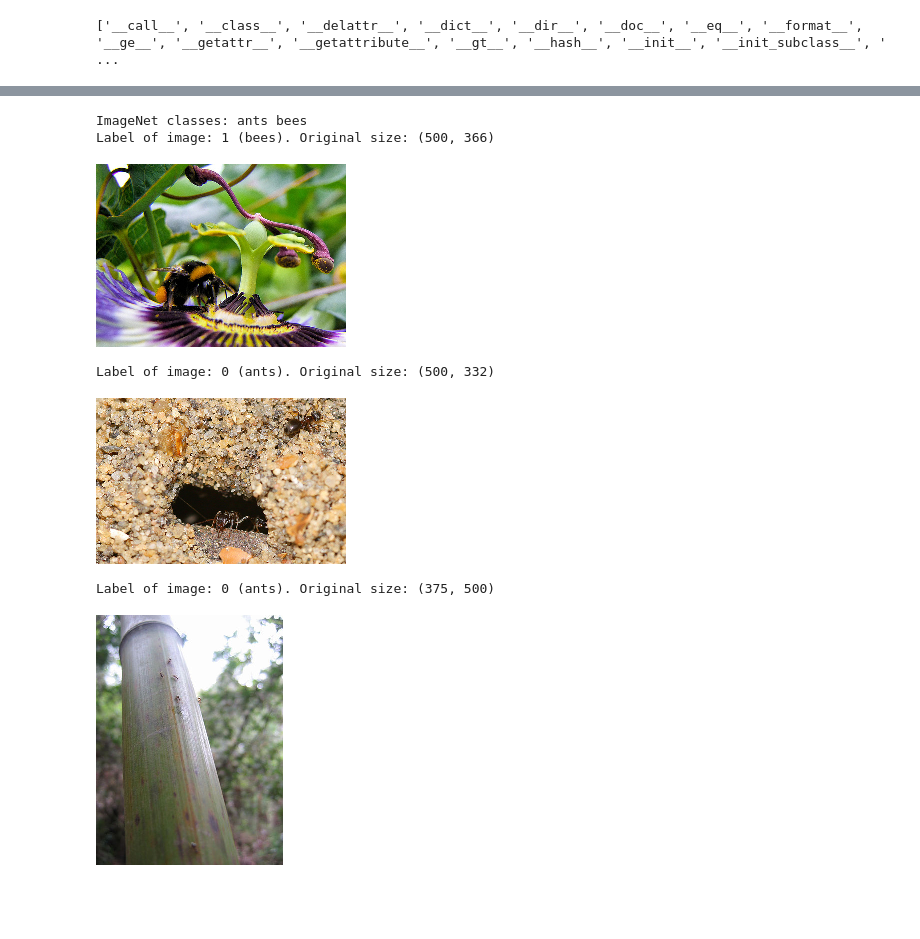
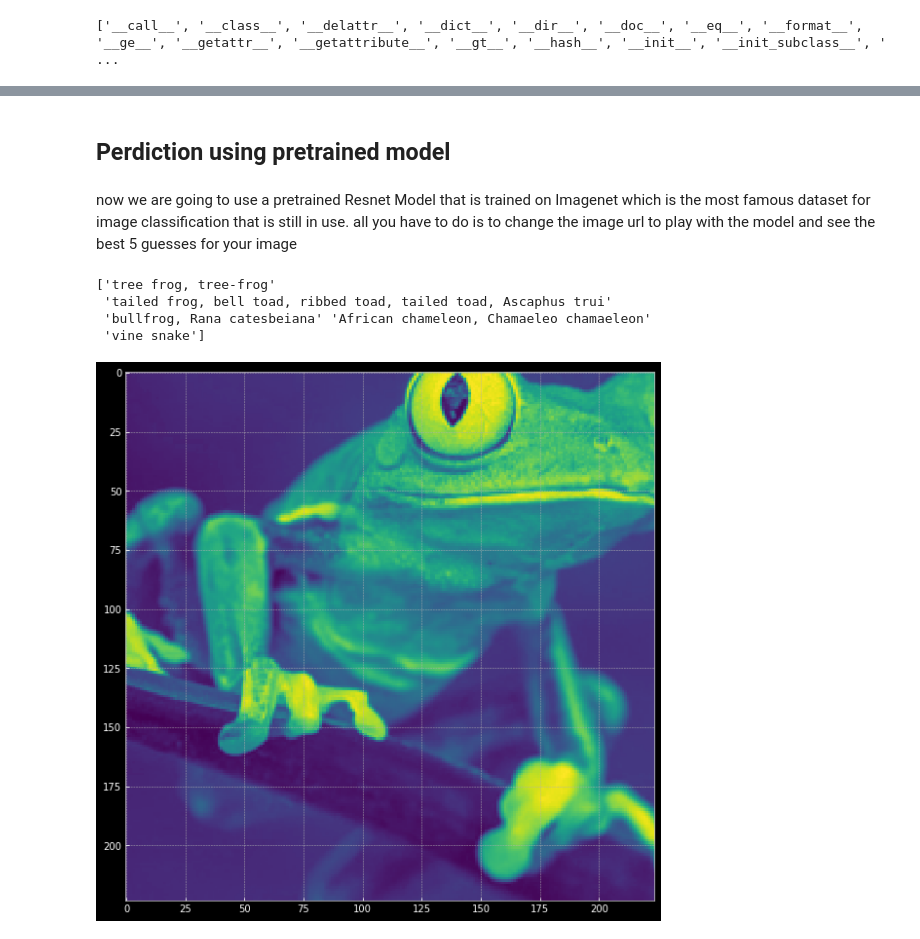
Before and after one commit to mustafaghali/IndabaX-Rwanada-CNN-tutorial, a Jupyter notebook: ConvNet.ipynb, the cells around one changed output, grey strips where cells are left out. Drawn from its saved outputs; the diff is of its cells as text; code cells hidden in the pictures; blank space fills up the shorter version.

Commit message:
use argsort instead of argmax for top5 prediction

```diff
--- a/ConvNet.ipynb
+++ b/ConvNet.ipynb
@@ -396,19 +377,0 @@ imagenet_dataset = datasets.ImageFolder('/tmp/imagenet/unpacked/hymenoptera_data
-# %%
-import random
-from IPython import display
-
-print('ImageNet classes:', *imagenet_dataset.classes)
-# Show a random image and the corresponding target.
-for i in range(3):
-  img, target = random.choice(imagenet_dataset)
-  print('Label of image: %d (%s). Original size: %s' % (target, imagenet_dataset.classes[target], img.size))
-  # Reduce image size by half to fit into the page :)
-  display.display(img.resize((img.size[0] // 2, img.size[1] // 2)))
-# %% [output]
-ImageNet classes: ants bees
-Label of image: 1 (bees). Original size: (500, 366)
-[figure, removed]
-Label of image: 0 (ants). Original size: (500, 332)
-[figure, removed]
-Label of image: 0 (ants). Original size: (375, 500)
-[figure, removed]
@@ -461,0 +378,38 @@ for i in range(len(trasformed_imagenet_dataset)):
+# %% [markdown]
+## Perdiction using pretrained model
+# %% [markdown]
+now we are going to use a pretrained Resnet Model that is trained on Imagenet which is the most famous dataset for image classification that is still in use.
+all you have to do is to change the image url to play with the model and see the best 5 guesses for your image
+# %%
+imagenet_resnet = torchvision.models.resnet50(pretrained=True) #download the pretrained module
+
+for param in imagenet_resnet.parameters():    #set the tracking gradients to false
+    param.requires_grad = False
+imagenet_resnet.eval()                      #make sure the model is on evaluation mode or predictions will go wrong
+
+from PIL import Image
+import torchvision.transforms.functional as TF
+from ImageNet_classes import ImageNet_classes
+
+transform_pipeline = transforms.Compose([      #used default transformer used for ImageNet inputs
+    transforms.Resize(256),
+    transforms.CenterCrop(224),
+    transforms.ToTensor(),
+    transforms.Normalize([0.485, 0.456, 0.406], [0.229, 0.224, 0.225])
+])
+
+test_image_url = '2.jpg'
+image = Image.open(test_image_url)
+x = transform_pipeline(image)
+x.unsqueeze_(0)    # add batch dimension to the tensor
+plt.imshow(x[0,0])
+# argmax = torch.argmax(imagenet_resnet(x)).item()
+top5_indecies = numpy.array(imagenet_resnet(x).reshape(-1).numpy().argsort()[-5:][::-1]) #get the top 5 argmax
+top5_predictions = numpy.array(list(ImageNet_classes.values()))[top5_indecies]  # get the top 5 predictions
+print(top5_predictions)
+# %% [output]
+['tree frog, tree-frog'
+ 'tailed frog, bell toad, ribbed toad, tailed toad, Ascaphus trui'
+ 'bullfrog, Rana catesbeiana' 'African chameleon, Chamaeleo chamaeleon'
+ 'vine snake']
+[figure, added]
```
Also changed, not shown: parts of 8 cells of this notebook, 3 other files.
